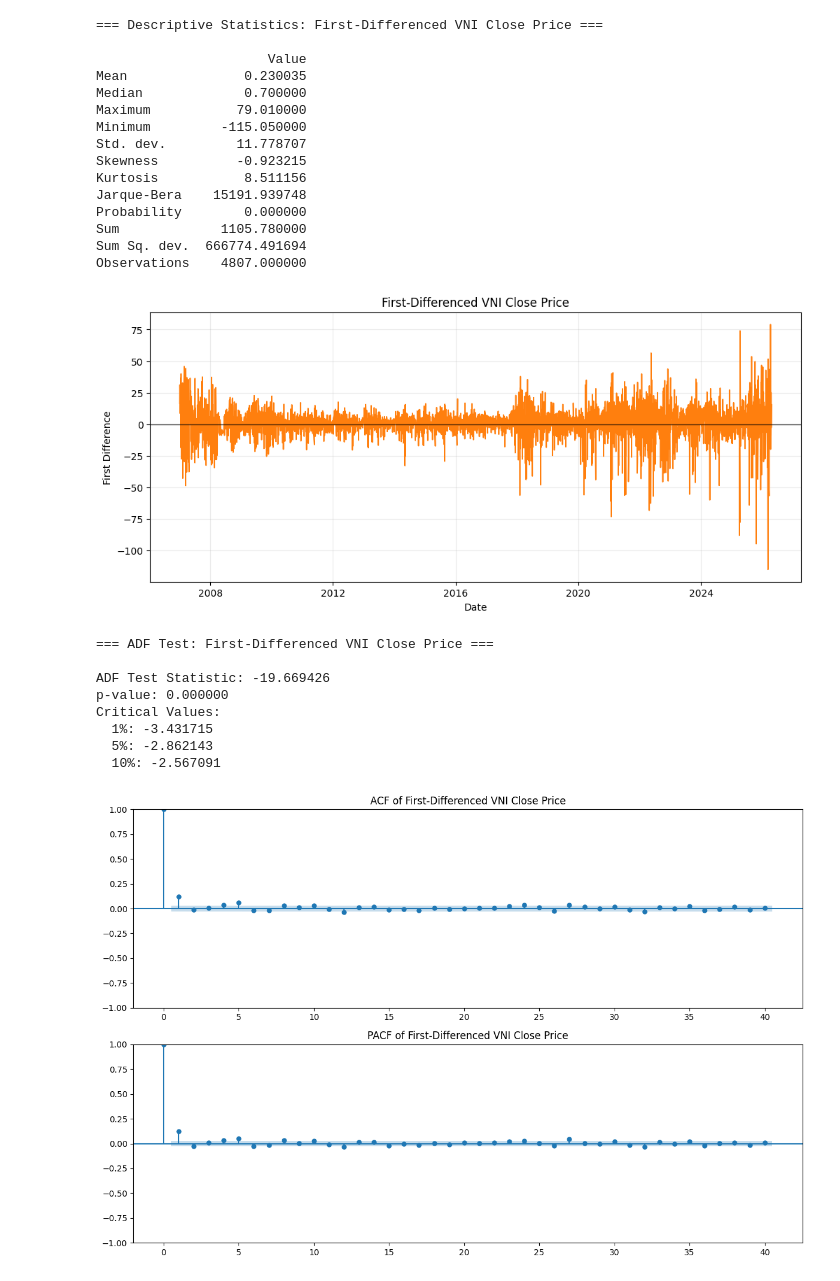
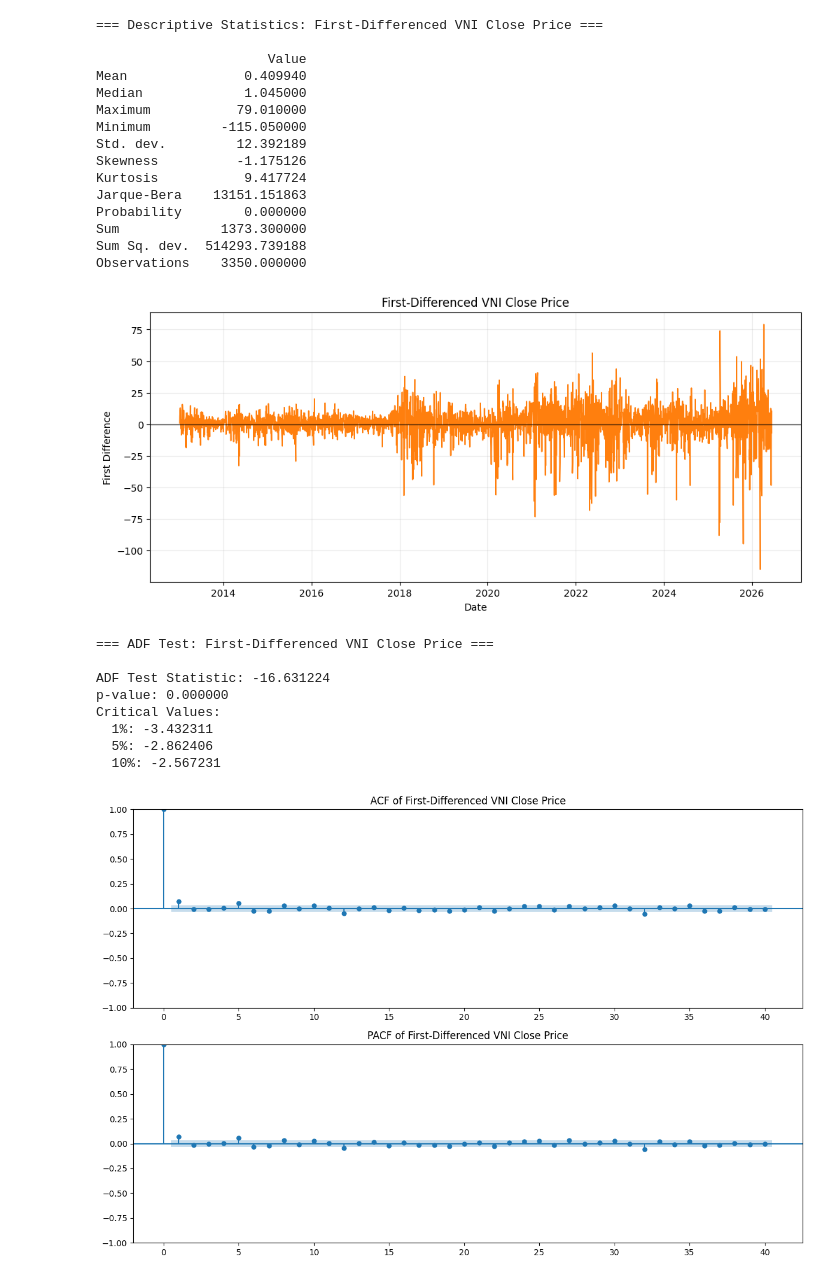
Before and after one commit to 2imMinh/VNI-forecast-using-ARIMA-LSTM, a Jupyter notebook: vni_forecast.ipynb, the cells around one changed output. Drawn from its saved outputs; the diff is of its cells as text; code cells hidden in the pictures.

```diff
--- a/vni_forecast.ipynb
+++ b/vni_forecast.ipynb
@@ -138,34 +16,11 @@ import matplotlib.pyplot as plt
 from statsmodels.tsa.arima.model import ARIMA
 from sklearn.metrics import mean_squared_error, mean_absolute_error, mean_absolute_percentage_error
 # %%
-df = pd.read_csv(
-r"C:\Users\Tuan Minh Hoang\Time-Series-Forecasting-Apple-Stock-Price-Using-SARIMA-Prophet\VNI.csv",
-sep=";",
-thousands=","
-)
+df = pd.read_csv(r"data/VNINDEX_Full_History.csv", sep=",")
 
 # Drop trailing empty column if present from CSV export
-df = df.loc[:, ~df.columns.str.contains('^Unnamed')]
+df['time'] = pd.to_datetime(df['time'])
 
-
-df = df.sort_values('Date').dropna(subset=['Close']).reset_index(drop=True)
-def parse_volume(value):
-    if pd.isna(value):
-        return np.nan
-    if isinstance(value, (int, float, np.number)):
-        return float(value)
-
-    text = str(value).strip().replace(',', '')
-    multipliers = {'K': 1_000, 'M': 1_000_000, 'B': 1_000_000_000}
-
-    suffix = text[-1].upper() if text else ''
-    if suffix in multipliers:
-        number_part = pd.to_numeric(text[:-1], errors='coerce')
-        return number_part * multipliers[suffix] if not pd.isna(number_part) else np.nan
-
-    return pd.to_numeric(text, errors='coerce')
-df['Date'] = pd.to_datetime(df['Date'])
-df['Volume'] = df['Volume'].apply(parse_volume)
 print('Shape:', df.shape)
 display(df.head())
 display(df.tail())
@@ -242,7 +97,7 @@ Observations  4.808000e+03
 from scipy import stats
 
 # First-difference the Close price series
-close_price_diff = df['Close'].astype(float).dropna().diff().dropna()
+close_price_diff = df['close'].astype(float).dropna().diff().dropna()
 
 # Jarque-Bera test on the differenced series
 jb_stat_diff, jb_pval_diff = stats.jarque_bera(close_price_diff)
@@ -257,44 +112,44 @@ diff_stats_dict = {
     'Kurtosis': [stats.kurtosis(close_price_diff)],
     'Jarque-Bera': [jb_stat_diff],
     'Probability': [jb_pval_diff],
     'Sum': [close_price_diff.sum()],
     'Sum Sq. dev.': [((close_price_diff - close_price_diff.mean()) ** 2).sum()],
     'Observations': [len(close_price_diff)]
 }
 
 # Print descriptive statistics table
 diff_stats_table = pd.DataFrame(diff_stats_dict).T
 diff_stats_table.columns = ['Value']
 print('\n=== Descriptive Statistics: First-Differenced VNI Close Price ===\n')
 print(diff_stats_table)
 
 # Plot the differenced series
 plt.figure(figsize=(12, 5))
-plt.plot(df['Date'].iloc[1:], close_price_diff, color='tab:orange', linewidth=1.2)
+plt.plot(df['time'].iloc[1:], close_price_diff, color='tab:orange', linewidth=1.2)
 plt.axhline(0, color='black', linewidth=1, alpha=0.7)
 plt.title('First-Differenced VNI Close Price')
 plt.xlabel('Date')
 plt.ylabel('First Difference')
 plt.grid(True, alpha=0.25)
 plt.savefig('plot/vni_first_differenced_price.png', dpi=300, bbox_inches='tight')
 plt.show()
 # %% [output]
 === Descriptive Statistics: First-Differenced VNI Close Price ===
 
                       Value
-Mean               0.230035
-Median             0.700000
+Mean               0.409940
+Median             1.045000
 Maximum           79.010000
 Minimum         -115.050000
-Std. dev.         11.778707
-Skewness          -0.923215
-Kurtosis           8.511156
-Jarque-Bera    15191.939748
+Std. dev.         12.392189
+Skewness          -1.175126
+Kurtosis           9.417724
+Jarque-Bera    13151.151863
 Probability        0.000000
-Sum             1105.780000
-Sum Sq. dev.  666774.491694
-Observations    4807.000000
+Sum             1373.300000
+Sum Sq. dev.  514293.739188
+Observations    3350.000000
-[figure, old version]
+[figure, new version]
 # %%
 from statsmodels.tsa.stattools import adfuller
 
@@ -314,12 +169,12 @@ for key, value in adf_crit_values.items():
 # %% [output]
 === ADF Test: First-Differenced VNI Close Price ===
 
-ADF Test Statistic: -19.669426
+ADF Test Statistic: -16.631224
 p-value: 0.000000
 Critical Values:
-  1%: -3.431715
-  5%: -2.862143
-  10%: -2.567091
+  1%: -3.432311
+  5%: -2.862406
+  10%: -2.567231
 # %%
 from statsmodels.graphics.tsaplots import plot_acf, plot_pacf
 
```
Also changed, not shown: parts of 17 cells of this notebook, 52 other files.
